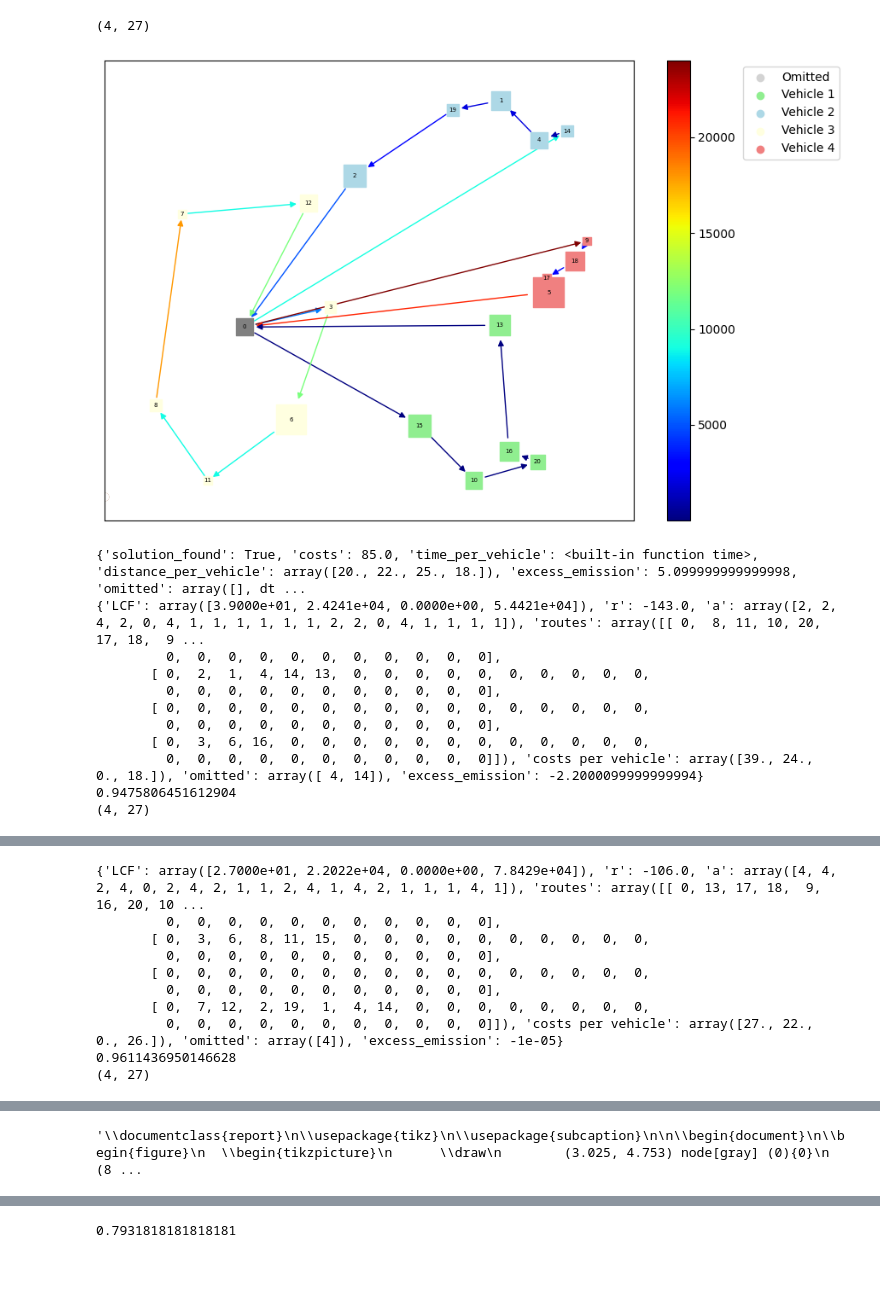
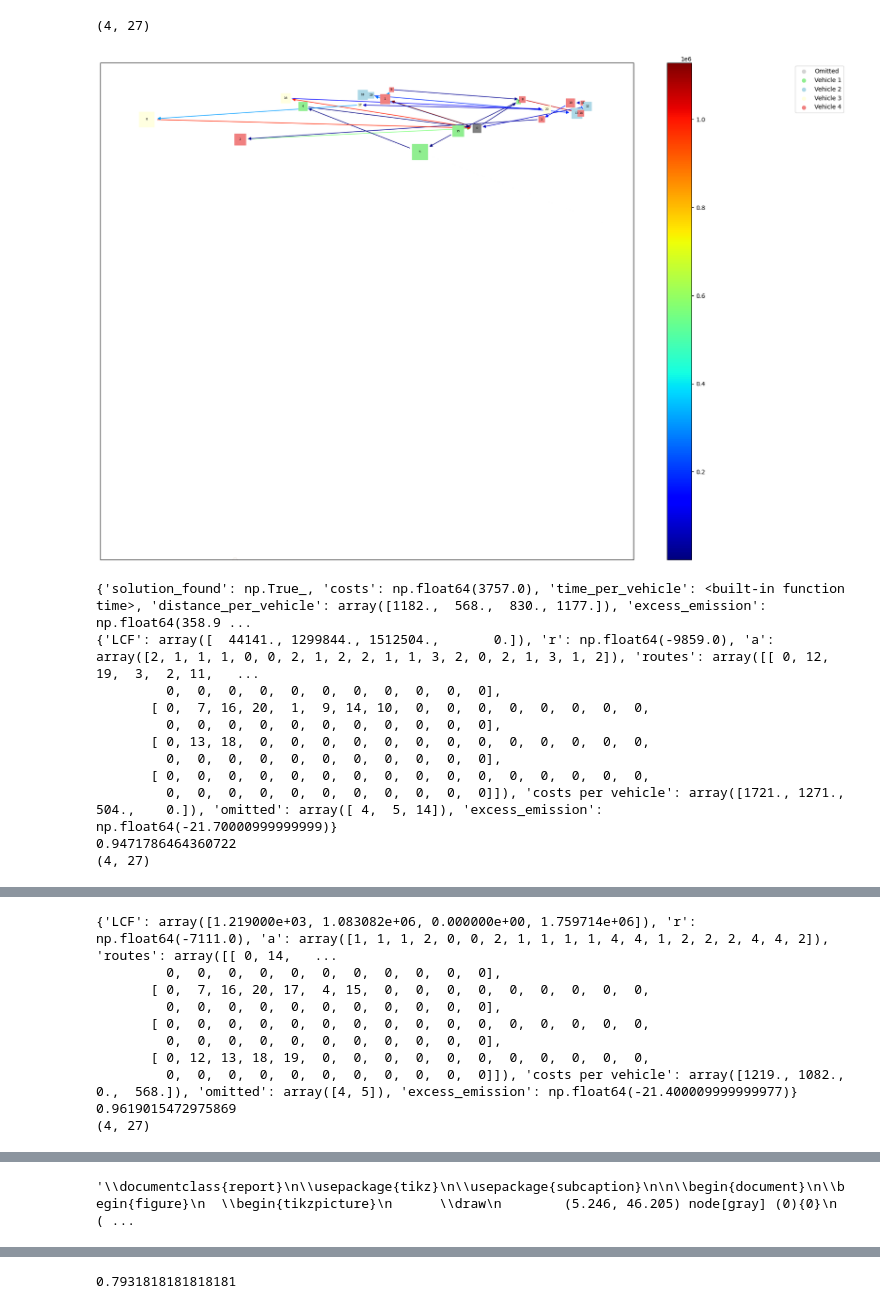
Before and after one commit to Farid-Najar/TransportersDilemma, a Jupyter notebook: test.ipynb, the cells around one changed output, grey strips where cells are left out. Cells and saved outputs as stored; diff of their text form; code cells hidden in the pictures; blank space fills up the shorter version.

```diff
--- a/test.ipynb
+++ b/test.ipynb
@@ -455,5 +461,5 @@ Text(0.5, 1.0, 'Evolution of the average best reward by EXP3, d = 20')
 # %%
-with open('res_GameLearning_EXP3_K50_n100_tsp.pkl', 'rb') as f:
+with open(f'{real}res_GameLearning_EXP3_K50_n100_tsp.pkl', 'rb') as f:
     EXPTSP = pickle.load(f)
 
 plot_curve(*moving_average(np.mean([np.maximum.accumulate(np.array(EXPTSP[i]['rewards'])) for i in EXPTSP.keys()], axis=0), 50))
@@ -482,7 +488,7 @@ array([2905,  867, 3693, 6434, 2614, 1014, 2454, 3721, 2100, 3679, 2293,
 # with open(f"res_compare_EG_A*_SA_K50_n500.pkl","wb") as f:
 #         pickle.dump(data, f)
 # %%
-with open('res_compare_EG_A*_SA_K50_n100.pkl', 'rb') as f:
+with open(f'{real}res_compare_EG_A*_SA_K50_n100.pkl', 'rb') as f:
     data = pickle.load(f)
 
 
@@ -492,7 +498,7 @@ data['SA TSP'] = dataSATSP['res_SA']
 data['EXP TSP'] = expTSP
 # data['LRI'] = lri
 data['LRI TSP'] = lriTSP
-del data['res_A']
+# del data['res_A']
 render_results(data, labels=['DP', 'OA-SA', 'Greedy','VA-SA',  'EXP3', 'LRI'])
 # render_results([data])
 # %% [output]
@@ -588,12 +583,7 @@ dict_keys(['res_DP', 'res_SA', 'res_greedy', 'SA TSP', 'EXP3 TSP', 'LRI TSP'])
 # %%
-with open('res_compare_EG_A*_SA_K20_n100.pkl', 'rb') as f:
-    data20 = pickle.load(f)
-# render_results(data100, labels=['DP', 'SA', 'A*', 'EHEG'])
-
-with open('res_GameLearning_EXP3_K20_n100_tsp.pkl', 'rb') as f:
-    dataEXP3TSP20 = pickle.load(f)
-
-with open('res_SA_TSP_K20_n100.pkl', 'rb') as f:
+with open(f'{real}res_compare_EG_A*_SA_K20_n100_retain1.0.pkl', 'rb') as f: data20 = pickle.load(f)
+with open(f'{real}res_GameLearning_EXP3_K20_n100_tsp.pkl', 'rb') as f: dataEXP3TSP20 = pickle.load(f)
+with open(f'{real}res_SA_TSP_K20_n100_retain1.0.pkl', 'rb') as f:
     dataSATSP20 = pickle.load(f)
 
 expTSP20 = {
@@ -692,15 +682,18 @@ K = 50
 # qs = np.load(f'RL/quantities_K{K}_retain1.0.npy')
 # env = GameEnv(AssignmentEnv(game=deepcopy(g), saved_routes=routes, saved_dests=dests, saved_q=qs, obs_mode='game', instance_id=instance, change_instance=False))
 
-with open(f'RL/game_K{K}.pkl', 'rb') as f:
+instance = 40
+
+with open(f'RL/{real}game_K{K}.pkl', 'rb') as f:
     g = pickle.load(f)
-routes = np.load(f'RL/routes_K{K}.npy')
-dests = np.load(f'RL/destinations_K{K}.npy')
+routes = np.load(f'RL/{real}routes_K{K}.npy')
+dests = np.load(f'RL/{real}destinations_K{K}.npy')
 env = GameEnv(AssignmentEnv(game=deepcopy(g), saved_routes=routes, saved_dests=dests, obs_mode='game', instance_id=instance, change_instance=False))
 _, info = env.reset()
 env.render()
 # env.render()
 print(info)
+print(100*'-')
 action = dataEXPTSP[instance]['solution']
 # action = np.zeros(K, dtype=int)
 # print(np.sum(env._env.quantities[np.where(action==0)[0]]))
@@ -763,46 +757,46 @@ K = 20
 # qs = np.load(f'RL/quantities_K{K}_retain1.0.npy')
 # env = GameEnv(AssignmentEnv(game=deepcopy(g), saved_routes=routes, saved_dests=dests, saved_q=qs, obs_mode='game', instance_id=instance, change_instance=False))
 instance = 3
-with open(f'RL/game_K{K}_retain1.0.pkl', 'rb') as f:
+with open(f'RL/{real}game_K{K}_retain1.0.pkl', 'rb') as f:
     g = pickle.load(f)
-routes = np.load(f'RL/routes_K{K}_retain1.0.npy')
-dests = np.load(f'RL/destinations_K{K}_retain1.0.npy')
-qs = np.load(f'RL/quantities_K{K}_retain1.0.npy')
+routes = np.load(f'RL/{real}routes_K{K}_retain1.0.npy')
+dests = np.load(f'RL/{real}destinations_K{K}_retain1.0.npy')
+qs = np.load(f'RL/{real}quantities_K{K}_retain1.0.npy')
 env = GameEnv(AssignmentEnv(game=deepcopy(g), saved_routes=routes, saved_dests=dests,saved_q=qs, obs_mode='game', instance_id=instance, change_instance=False))
 _, info = env.reset()
 env.render()
 # env.render()
 print(info)
 action = dataEXP3TSP20[instance]['solution']
 # action = np.zeros(K, dtype=int)
 # print(np.sum(env._env.quantities[np.where(action==0)[0]]))
 *_, info = env.step(action)
 nrmlz = np.sum(env.quantities)*env.omission_cost
 print(info)
 print((nrmlz + info['r'])/nrmlz)
 # print(data['res_DP'][instance]['r'])
 env.render()
 
 action = dataSATSP20['res_SA'][instance]['sol']
 # action = np.zeros(K, dtype=int)
 # print(np.sum(env._env.quantities[np.where(action==0)[0]]))
 *_, info = env.step(action)
 nrmlz = np.sum(env.quantities)*env.omission_cost
 print(info)
 print((nrmlz + info['r'])/nrmlz)
 # print(data['res_DP'][instance]['r'])
 env.render()
 # %% [output]
 (4, 27)
-[figure, old version]
+[figure, new version]
-{'solution_found': True, 'costs': 85.0, 'time_per_vehicle': <built-in function time>, 'distance_per_vehicle': array([20., 22., 25., 18.]), 'excess_emission': 5.099999999999998, 'omitted': array([], dt ...
-{'LCF': array([3.9000e+01, 2.4241e+04, 0.0000e+00, 5.4421e+04]), 'r': -143.0, 'a': array([2, 2, 4, 2, 0, 4, 1, 1, 1, 1, 1, 1, 2, 2, 0, 4, 1, 1, 1, 1]), 'routes': array([[ 0,  8, 11, 10, 20, 17, 18,  9 ...
+{'solution_found': np.True_, 'costs': np.float64(3757.0), 'time_per_vehicle': <built-in function time>, 'distance_per_vehicle': array([1182.,  568.,  830., 1177.]), 'excess_emission': np.float64(358.9 ...
+{'LCF': array([  44141., 1299844., 1512504.,       0.]), 'r': np.float64(-9859.0), 'a': array([2, 1, 1, 1, 0, 0, 2, 1, 2, 2, 1, 1, 3, 2, 0, 2, 1, 3, 1, 2]), 'routes': array([[ 0, 12, 19,  3,  2, 11,   ...
          0,  0,  0,  0,  0,  0,  0,  0,  0,  0,  0],
-       [ 0,  2,  1,  4, 14, 13,  0,  0,  0,  0,  0,  0,  0,  0,  0,  0,
+       [ 0,  7, 16, 20,  1,  9, 14, 10,  0,  0,  0,  0,  0,  0,  0,  0,
+         0,  0,  0,  0,  0,  0,  0,  0,  0,  0,  0],
+       [ 0, 13, 18,  0,  0,  0,  0,  0,  0,  0,  0,  0,  0,  0,  0,  0,
          0,  0,  0,  0,  0,  0,  0,  0,  0,  0,  0],
        [ 0,  0,  0,  0,  0,  0,  0,  0,  0,  0,  0,  0,  0,  0,  0,  0,
-         0,  0,  0,  0,  0,  0,  0,  0,  0,  0,  0],
-       [ 0,  3,  6, 16,  0,  0,  0,  0,  0,  0,  0,  0,  0,  0,  0,  0,
-         0,  0,  0,  0,  0,  0,  0,  0,  0,  0,  0]]), 'costs per vehicle': array([39., 24.,  0., 18.]), 'omitted': array([ 4, 14]), 'excess_emission': -2.2000099999999994}
-0.9475806451612904
+         0,  0,  0,  0,  0,  0,  0,  0,  0,  0,  0]]), 'costs per vehicle': array([1721., 1271.,  504.,    0.]), 'omitted': array([ 4,  5, 14]), 'excess_emission': np.float64(-21.70000999999999)}
+0.9471786464360722
 (4, 27)
@@ -810,10 +804,10 @@ env.render()
-{'LCF': array([2.7000e+01, 2.2022e+04, 0.0000e+00, 7.8429e+04]), 'r': -106.0, 'a': array([4, 4, 2, 4, 0, 2, 4, 2, 1, 1, 2, 4, 1, 4, 2, 1, 1, 1, 4, 1]), 'routes': array([[ 0, 13, 17, 18,  9, 16, 20, 10 ...
+{'LCF': array([1.219000e+03, 1.083082e+06, 0.000000e+00, 1.759714e+06]), 'r': np.float64(-7111.0), 'a': array([1, 1, 1, 2, 0, 0, 2, 1, 1, 1, 1, 4, 4, 1, 2, 2, 2, 4, 4, 2]), 'routes': array([[ 0, 14,   ...
          0,  0,  0,  0,  0,  0,  0,  0,  0,  0,  0],
-       [ 0,  3,  6,  8, 11, 15,  0,  0,  0,  0,  0,  0,  0,  0,  0,  0,
+       [ 0,  7, 16, 20, 17,  4, 15,  0,  0,  0,  0,  0,  0,  0,  0,  0,
          0,  0,  0,  0,  0,  0,  0,  0,  0,  0,  0],
        [ 0,  0,  0,  0,  0,  0,  0,  0,  0,  0,  0,  0,  0,  0,  0,  0,
          0,  0,  0,  0,  0,  0,  0,  0,  0,  0,  0],
-       [ 0,  7, 12,  2, 19,  1,  4, 14,  0,  0,  0,  0,  0,  0,  0,  0,
-         0,  0,  0,  0,  0,  0,  0,  0,  0,  0,  0]]), 'costs per vehicle': array([27., 22.,  0., 26.]), 'omitted': array([4]), 'excess_emission': -1e-05}
-0.9611436950146628
+       [ 0, 12, 13, 18, 19,  0,  0,  0,  0,  0,  0,  0,  0,  0,  0,  0,
+         0,  0,  0,  0,  0,  0,  0,  0,  0,  0,  0]]), 'costs per vehicle': array([1219., 1082.,    0.,  568.]), 'omitted': array([4, 5]), 'excess_emission': np.float64(-21.400009999999977)}
+0.9619015472975869
 (4, 27)
@@ -821,4 +815,4 @@ env.render()
-'\\documentclass{report}\n\\usepackage{tikz}\n\\usepackage{subcaption}\n\n\\begin{document}\n\\begin{figure}\n  \\begin{tikzpicture}\n      \\draw\n        (3.025, 4.753) node[gray] (0){0}\n        (8 ...
+'\\documentclass{report}\n\\usepackage{tikz}\n\\usepackage{subcaption}\n\n\\begin{document}\n\\begin{figure}\n  \\begin{tikzpicture}\n      \\draw\n        (5.246, 46.205) node[gray] (0){0}\n        ( ...
 # %%
 (10*np.random.dirichlet(np.ones(10))).astype(int)
 # %% [output]
```
Also changed, not shown: parts of 33 cells of this notebook, 44 other files.
